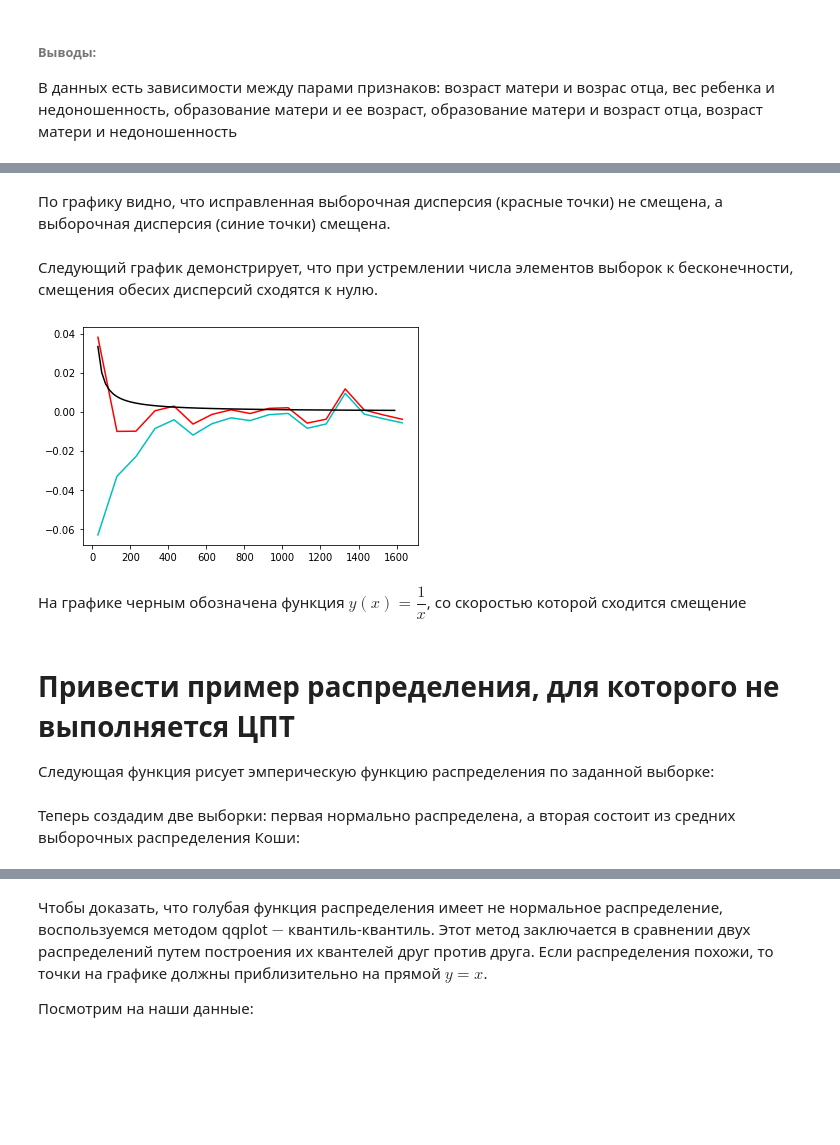
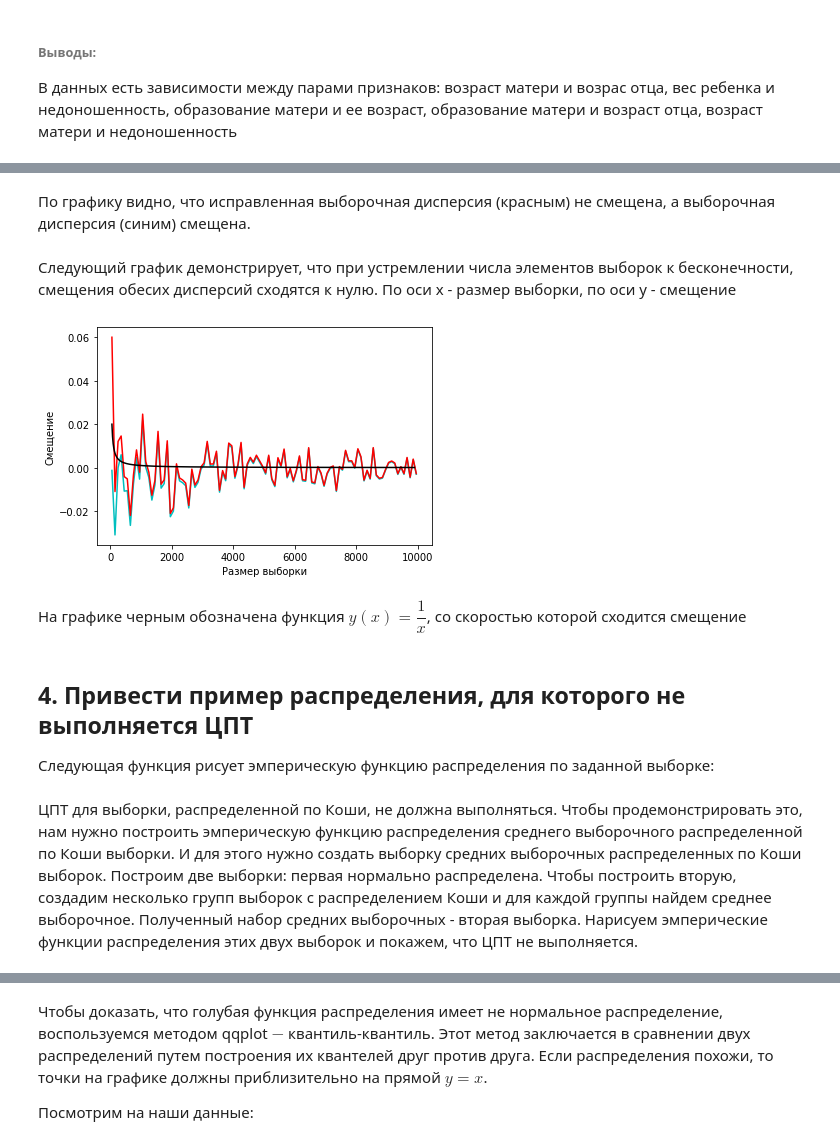
Before and after one commit to Vlada-Veselova/Statistics_HW_BI, a Jupyter notebook: Statistic_1.ipynb, the cells around one changed output, grey strips where cells are left out. Cells and saved outputs as stored; diff of their text form; code cells hidden in the pictures; blank space fills up the shorter version.

```diff
--- a/Statistic_1.ipynb
+++ b/Statistic_1.ipynb
@@ -118,6 +121,6 @@ sns.boxplot(y=df.weight.apply(lambda x: x // 100 * 100), x=df.sex);
 Функция model_var_bias создает несколько выборок, для каждой подсчитывает исправленную и неисправленную выборочные дисперсии и вычисляет их среднее значение. Затем все то же самое проделывается для разных значений объема выборок. Возвращается два списка значений смещений: для исправленной и неисправленной выборочных дисперсий.
 # %%
-def model_var_bias(beg_sample_size=10, end_sample_size=200, step=5, n_samples=100, distribution='normal'):
+def model_var_bias(beg_sample_size=50, end_sample_size=2000, step=50, n_samples=100, distribution='normal'):
     emp_bias=[]
     cor_bias=[]
     for l in range(beg_sample_size, end_sample_size, step): #будут создаваться группы выборок с заданным количеством элементов
@@ -147,20 +180,23 @@ sns.lineplot(y=cor_bias, x=[i for i in range(10, 200, 5)], color='r');
 # %% [markdown]
-По графику видно, что исправленная выборочная дисперсия (красные точки) не смещена, а выборочная дисперсия (синие точки) смещена.
+По графику видно, что исправленная выборочная дисперсия (красным) не смещена, а выборочная дисперсия (синим) смещена.
 # %% [markdown]
-Следующий график демонстрирует, что при устремлении числа элементов выборок к бесконечности, смещения обесих дисперсий сходятся к нулю.
+Следующий график демонстрирует, что при устремлении числа элементов выборок к бесконечности, смещения обесих дисперсий сходятся к нулю. По оси x - размер выборки, по оси y - смещение
 # %%
-emp_bias, cor_bias = model_var_bias(beg_sample_size=30, end_sample_size=1700, step=100, n_samples=500)
-sns.lineplot(y=emp_bias, x=[i for i in range(30, 1700, 100)], color='c');
-sns.lineplot(y=cor_bias, x=[i for i in range(30, 1700, 100)], color='r');
-x = [i for i in range(30, 1600, 20)]
-y = [1/i for i in range(30, 1600, 20)]
+emp_bias, cor_bias = model_var_bias(beg_sample_size=50, end_sample_size=10000, step=100, n_samples=100)
+sns.lineplot(y=emp_bias, x=[i for i in range(50, 10000, 100)], color='c');
+sns.lineplot(y=cor_bias, x=[i for i in range(50, 10000, 100)], color='r');
+x = [i for i in range(50, 9901, 20)]
+y = [1/i for i in range(50, 9901, 20)]
 sns.lineplot(x, y, color='black');
+plt.xlabel('Размер выборки')
+plt.ylabel('Смещение')
+plt.show();
 # %% [output]
-[figure, old version]
+[figure, new version]
 # %% [markdown]
 На графике черным обозначена функция $y(x) = \dfrac{1}{x}$, со скоростью которой сходится смещение
 # %% [markdown]
-# Привести пример распределения, для которого не выполняется ЦПТ
+## 4. Привести пример распределения, для которого не выполняется ЦПТ
 
 Следующая функция рисует эмперическую функцию распределения по заданной выборке:
 # %%
@@ -177,8 +213,9 @@ def distribution_plot(X, n_fragments=100, color='r'):
         y.append(count / len(X))
         x.append(point)
     sns.lineplot(x=x, y=y, color=color);
-# %% [markdown]
-Теперь создадим две выборки: первая нормально распределена, а вторая состоит из средних выборочных распределения Коши:
+# %% [markdown]
+ЦПТ для выборки, распределенной по Коши, не должна выполняться. Чтобы продемонстрировать это, нам нужно построить эмперическую функцию распределения среднего выборочного распределенной по Коши выборки. И для этого нужно создать выборку средних выборочных распределенных по Коши выборок.
+Построим две выборки: первая нормально распределена. Чтобы построить вторую, создадим несколько групп выборок с распределением Коши и для каждой группы найдем среднее выборочное. Полученный набор средних выборочных - вторая выборка. Нарисуем эмперические функции распределения этих двух выборок и покажем, что ЦПТ не выполняется.
 # %%
 sample_1 = np.random.normal(0, 50, 1000) # создали выборку с нормальным распределением
 distribution_plot(sample_1, 1000) # нарисовали функцию распределения
```
Also changed, not shown: parts of 12 cells of this notebook, 1 other file.
